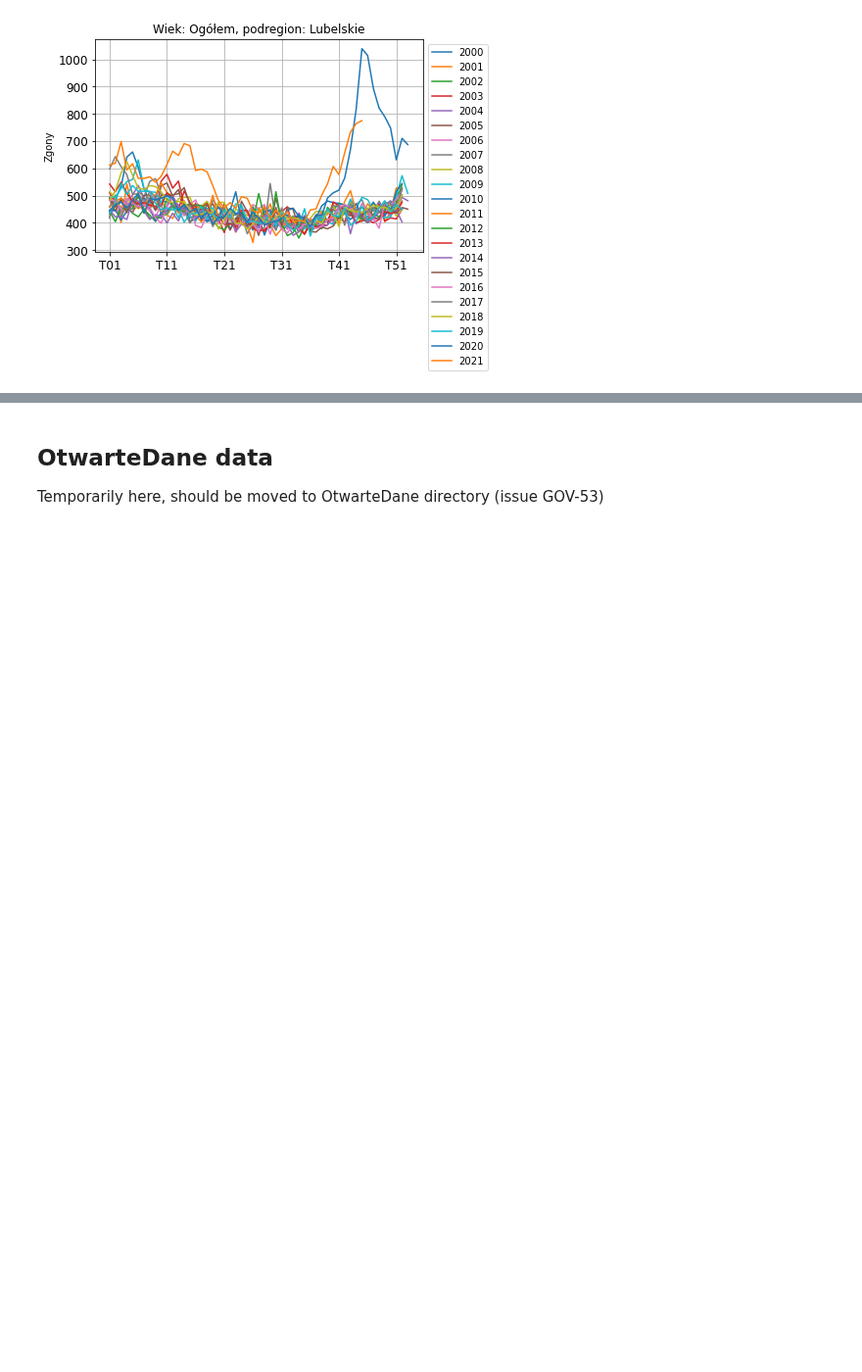
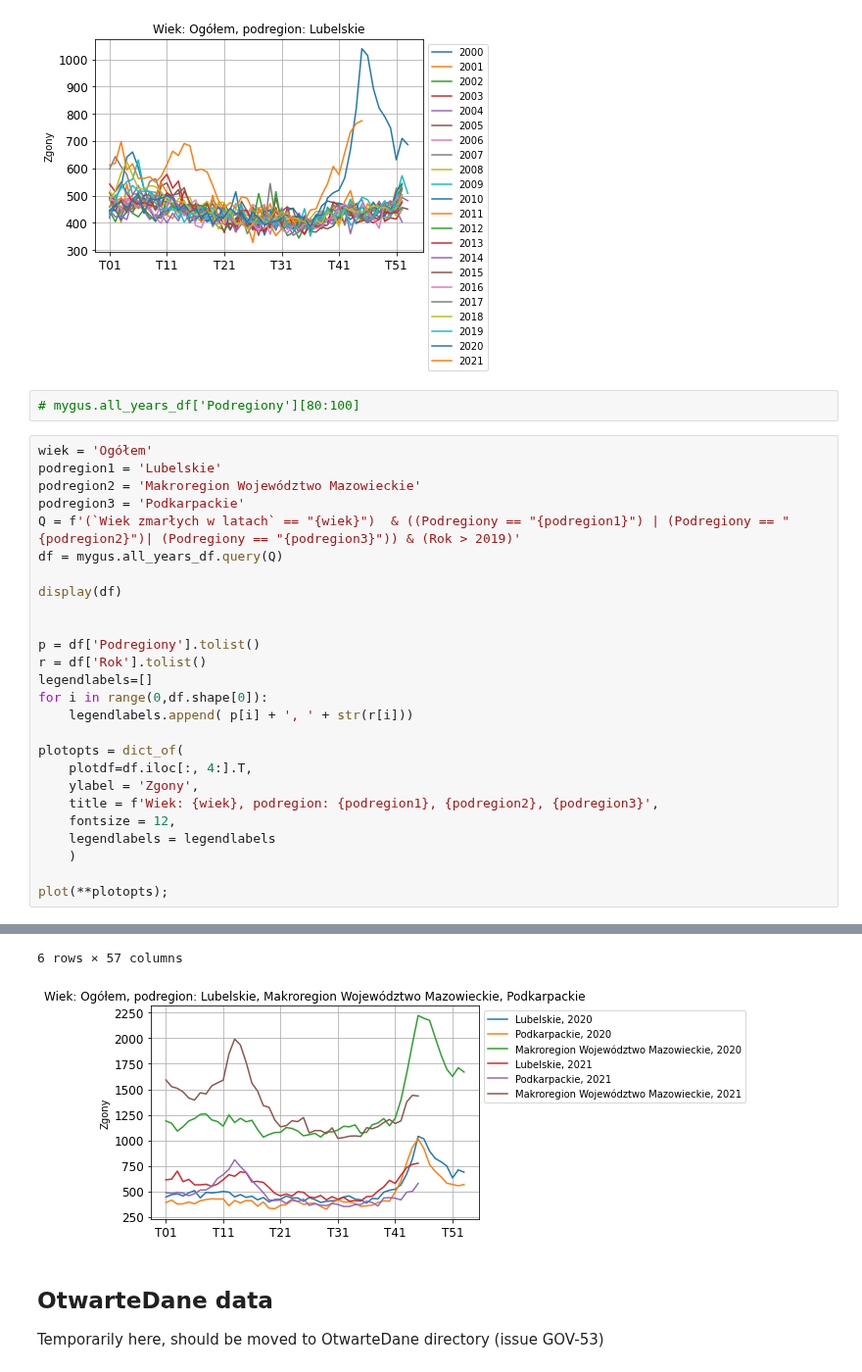
Before and after one commit to anuszka/govpl, a Jupyter notebook: GUS/gus01.ipynb, the cells around one changed output, grey strips where cells are left out. Shown at 98% size. Cells and saved outputs as stored; diff of their text form; blank space fills up the shorter version.

Commit message:
Multiple regions on one plot GOV-37

```diff
--- a/GUS/gus01.ipynb
+++ b/GUS/gus01.ipynb
@@ -103,3 +96,32 @@ plotopts = dict_of(
 plot(**plotopts);
 # %% [output]
 [figure]
+# %%
+# mygus.all_years_df['Podregiony'][80:100]
+# %%
+wiek = 'Ogółem'
+podregion1 = 'Lubelskie'
+podregion2 = 'Makroregion Województwo Mazowieckie'
+podregion3 = 'Podkarpackie'
+Q = f'(`Wiek zmarłych w latach` == "{wiek}")  & ((Podregiony == "{podregion1}") | (Podregiony == "{podregion2}")| (Podregiony == "{podregion3}")) & (Rok > 2019)'
+df = mygus.all_years_df.query(Q)
+
+display(df)
+
+
+p = df['Podregiony'].tolist()
+r = df['Rok'].tolist()
+legendlabels=[]
+for i in range(0,df.shape[0]):
+    legendlabels.append( p[i] + ', ' + str(r[i]))
+
+plotopts = dict_of(
+    plotdf=df.iloc[:, 4:].T,
+    ylabel = 'Zgony',
+    title = f'Wiek: {wiek}, podregion: {podregion1}, {podregion2}, {podregion3}',
+    fontsize = 12,
+    legendlabels = legendlabels
+    )
+
+plot(**plotopts);
+# %% [output]
@@ -106,3 +135,5 @@ plot(**plotopts);
+6 rows × 57 columns
+[figure, added]
 # %% [markdown]
 ## OtwarteDane data
 Temporarily here, should be moved to OtwarteDane directory (issue GOV-53)
```
Also changed, not shown: parts of 2 cells of this notebook.
